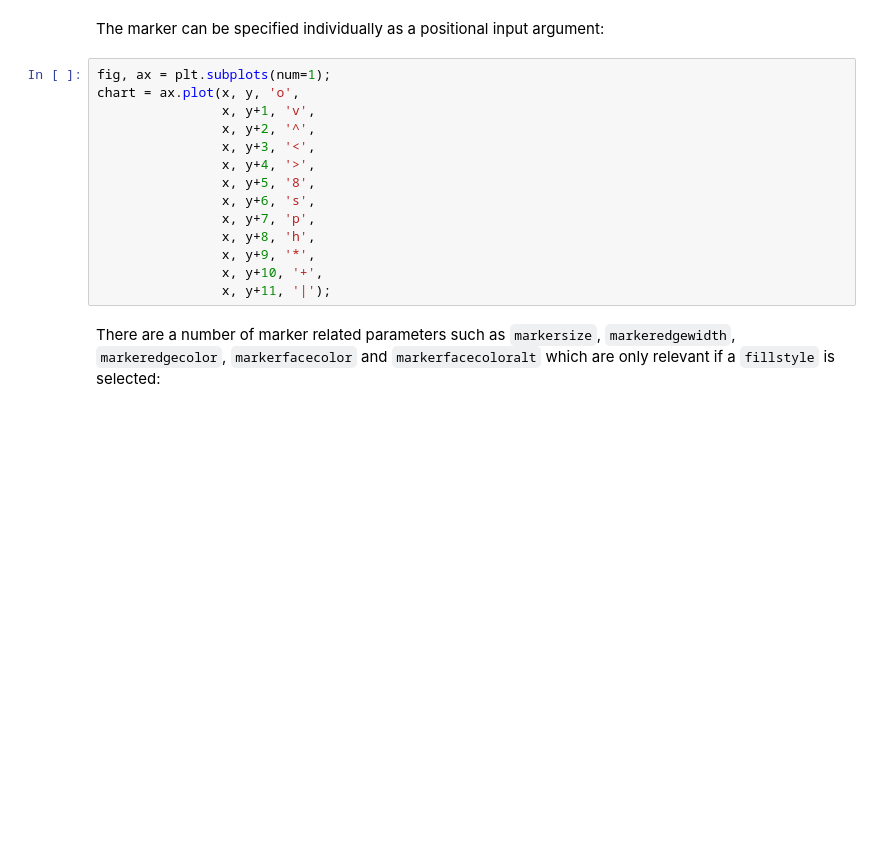
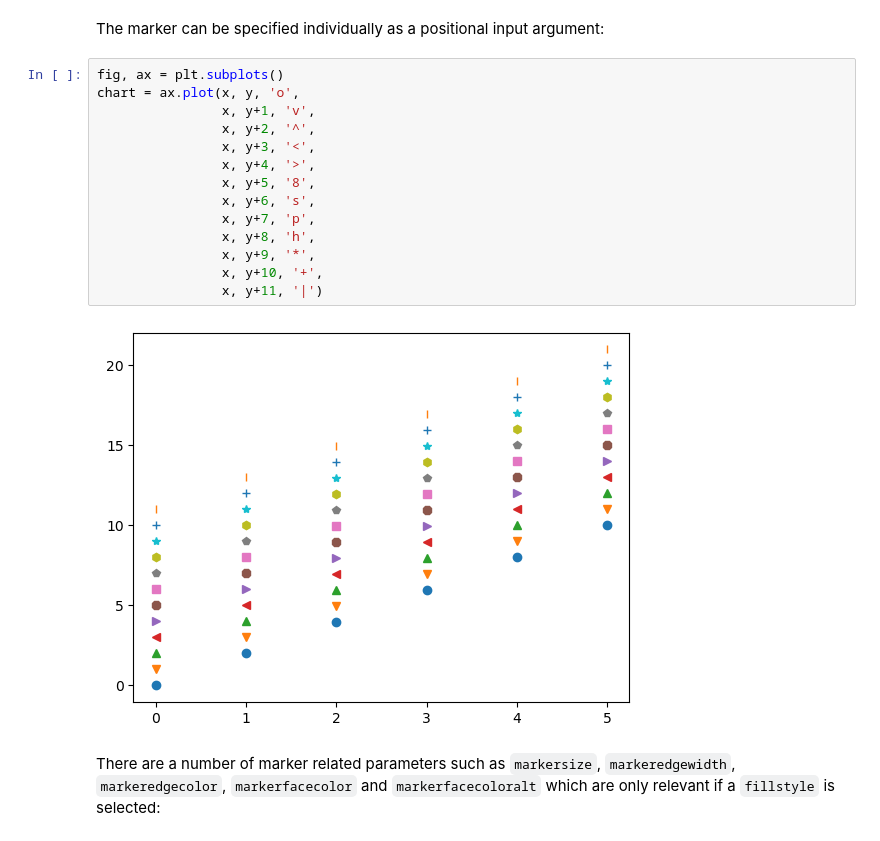
Before and after one commit to PhilipYip1988/python-notebooks, a Jupyter notebook: matplotlib_library/notebook_introduction.ipynb, the cells around one changed output. Drawn from its saved outputs; the diff is of its cells as text; blank space fills up the shorter version.

````diff
--- a/matplotlib_library/notebook_introduction.ipynb
+++ b/matplotlib_library/notebook_introduction.ipynb
@@ -1285,19 +1797,21 @@ lines = ax.plot(x, y,
 # %% [markdown]
 The marker can be specified individually as a positional input argument:
 # %%
-fig, ax = plt.subplots(num=1);
+fig, ax = plt.subplots()
 chart = ax.plot(x, y, 'o',
                 x, y+1, 'v',
                 x, y+2, '^',
                 x, y+3, '<',
                 x, y+4, '>',
                 x, y+5, '8',
                 x, y+6, 's',
                 x, y+7, 'p',
                 x, y+8, 'h',
                 x, y+9, '*',
                 x, y+10, '+',
-                x, y+11, '|');
+                x, y+11, '|')
+# %% [output]
+[figure, added]
 # %% [markdown]
 There are a number of marker related parameters such as ```markersize```, ```markeredgewidth```, ```markeredgecolor```, ```markerfacecolor``` and ```markerfacecoloralt``` which are only relevant if a ```fillstyle``` is selected:
 # %%
````
Also changed, not shown: parts of 83 cells of this notebook.
